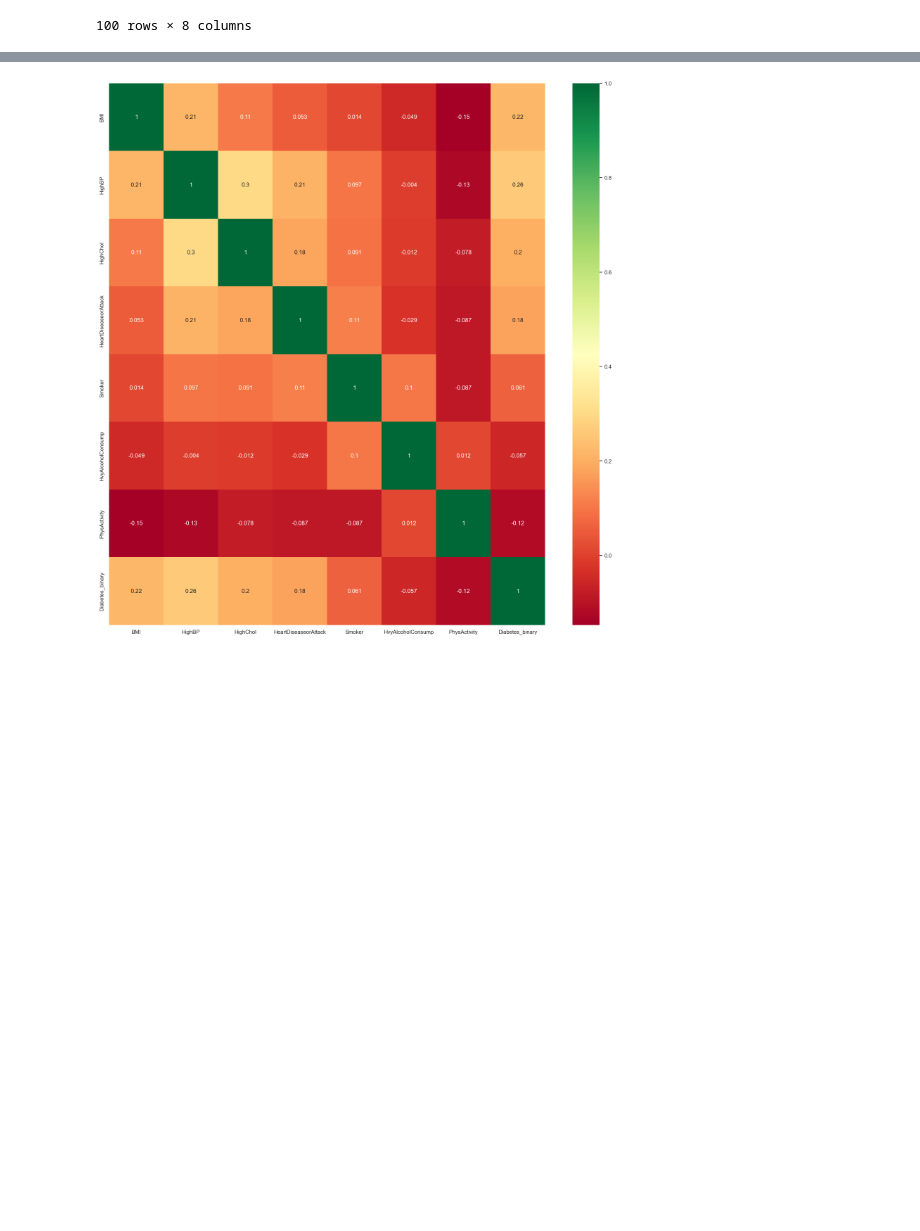
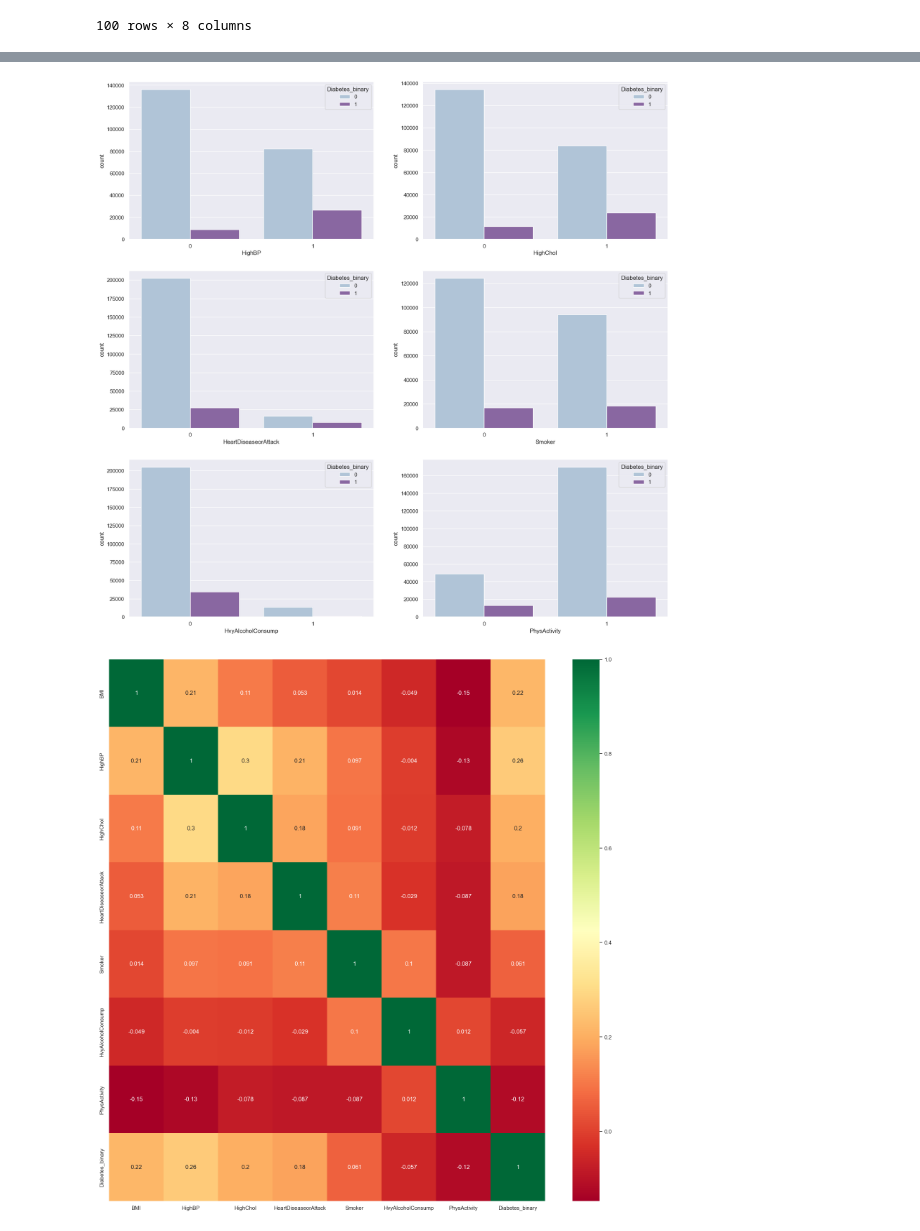
Before and after one commit to spiderweb2828/aiml-capstone-project-final, a Jupyter notebook: capstone-project.ipynb, the cells around one changed output, grey strips where cells are left out. Cells and saved outputs as stored; diff of their text form; code cells hidden in the pictures; blank space fills up the shorter version.

```diff
--- a/capstone-project.ipynb
+++ b/capstone-project.ipynb
@@ -182,3 +184,11 @@ df.head(100)
+# %%
+plot_features = df[['HighBP','HighChol','HeartDiseaseorAttack','Smoker','HvyAlcoholConsump','PhysActivity']]
+fig , ax = plt.subplots(3,2,figsize = (20,20))     # set up 2 x 2 frame count plot with figsize 10 x 10
+for i , subplots in zip (plot_features, ax.flatten()):
+  sns.countplot(x=plot_features[i],hue = df['Diabetes_binary'],ax = subplots, palette = 'BuPu')
+plt.show()
+# %% [output]
+[figure, added]
 # %%
 # Correlation Matrix Heatmap
 plt.figure(figsize=(20,20))  # on this line I just set the size of figure to 12 by 10.
```
Also changed, not shown: parts of 4 cells of this notebook, 3 other files.
